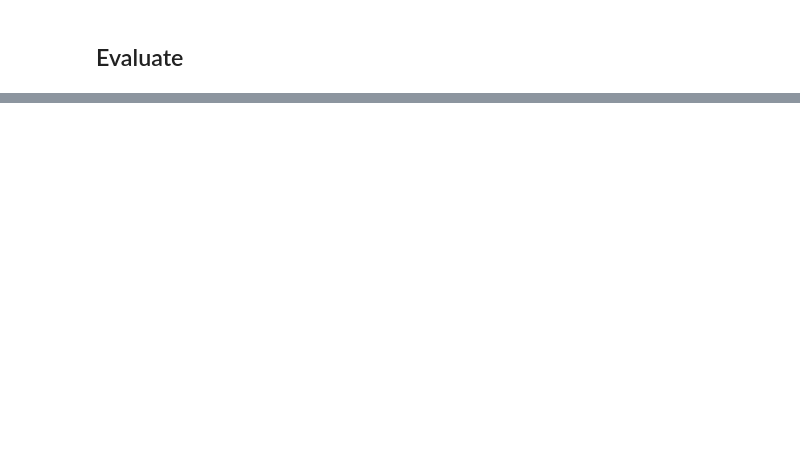
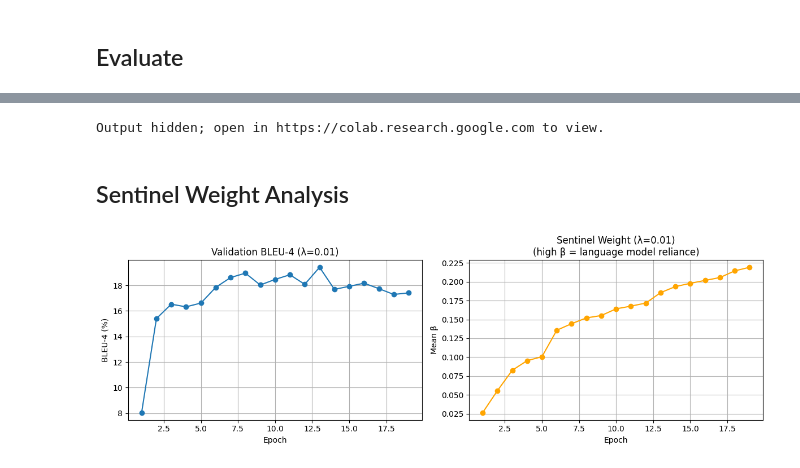
Before and after one commit to Miwi343/Neural_Image_Caption_Generator, a Jupyter notebook: notebooks/drive_repo_adaptive.ipynb, the cells around one changed output, grey strips where cells are left out. Saved outputs shown, nothing was run; the diff lists cells and outputs as text; code cells hidden in the pictures; blank space fills up the shorter version.

Commit message:
Adding all functionality for adaptive attention runs.

```diff
--- a/notebooks/drive_repo_adaptive.ipynb
+++ b/notebooks/drive_repo_adaptive.ipynb
@@ -183,26 +206,37 @@ visual attention vs. language-model reliance as training progresses.
+# %%
+from IPython.display import Image, display
+from pathlib import Path
+
+sent_dir = Path(f'results/attention_examples_adaptive_lam{LAM}')
+sent_figs = sorted(sent_dir.glob('*_sentence.png'))
+
+if not sent_figs:
+    print('No sentence figures found. Run the visualize cell above first.')
+else:
+    for p in sent_figs[:6]:
+        print(p.name)
+        display(Image(filename=str(p)))
+# %% [output]
+Output hidden; open in https://colab.research.google.com to view.
+# %% [markdown]
+## Sentinel Weight Analysis
 # %%
 import pandas as pd
 import matplotlib.pyplot as plt
 
-log = pd.read_csv('results/training_log_adaptive.csv')
-
+log = pd.read_csv(f'results/training_log_adaptive_lam{LAM}.csv')
 fig, axes = plt.subplots(1, 2, figsize=(12, 4))
 
-axes[0].plot(log['epoch'], log['val_bleu4'] * 100, marker='o', label='Val BLEU-4')
-axes[0].set_xlabel('Epoch')
-axes[0].set_ylabel('BLEU-4 (%)')
-axes[0].set_title('Validation BLEU-4')
-axes[0].legend()
+axes[0].plot(log['epoch'], log['val_bleu4'] * 100, marker='o')
+axes[0].set(xlabel='Epoch', ylabel='BLEU-4 (%)', title=f'Validation BLEU-4 (λ={LAM})')
 axes[0].grid(True)
 
-axes[1].plot(log['epoch'], log['mean_beta'], marker='o', color='orange', label='Mean β')
-axes[1].set_xlabel('Epoch')
-axes[1].set_ylabel('Mean Sentinel Weight β')
-axes[1].set_title('Sentinel Weight Over Training\n(high β = relying on language model)')
-axes[1].legend()
+axes[1].plot(log['epoch'], log['mean_beta'], marker='o', color='orange')
+axes[1].set(xlabel='Epoch', ylabel='Mean β', title=f'Sentinel Weight (λ={LAM})\n(high β = language model reliance)')
 axes[1].grid(True)
 
 plt.tight_layout()
-plt.savefig('results/adaptive_training_curves.png', dpi=150)
+plt.savefig(f'results/adaptive_training_curves_lam{LAM}.png', dpi=150)
 plt.show()
-print('Saved to results/adaptive_training_curves.png')
+# %% [output]
+[figure, added]
```
Also changed, not shown: parts of 34 cells of this notebook, 37 other files.
